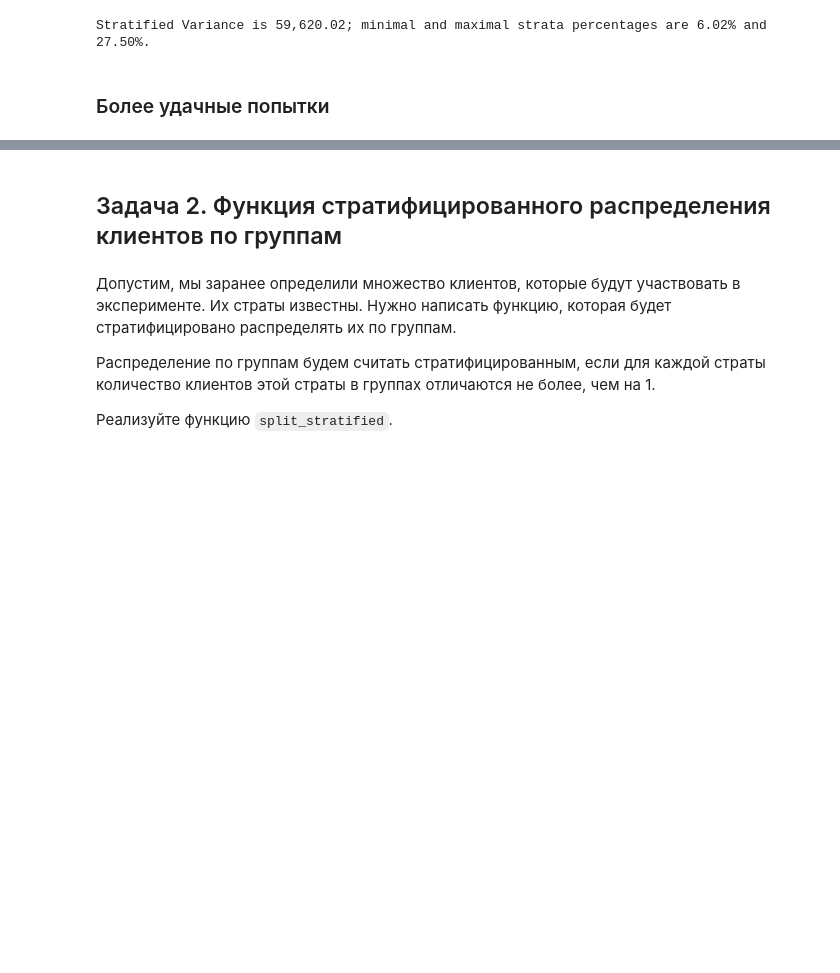
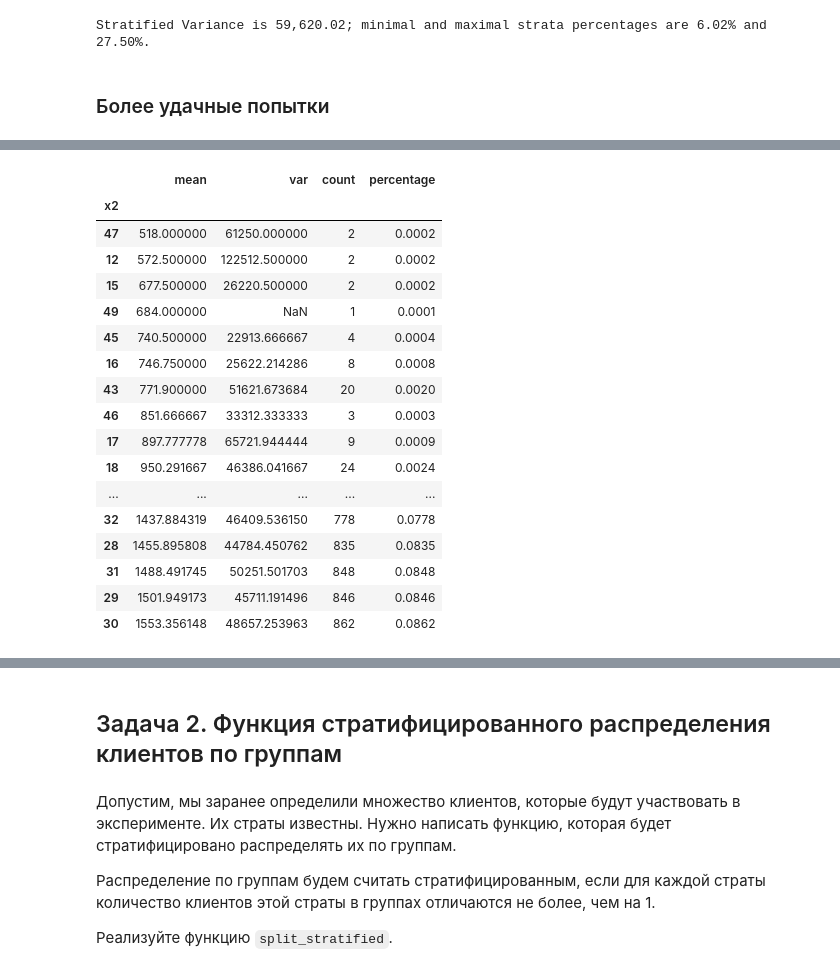
Before and after one commit to ib-rain/kc, a Jupyter notebook: simulator_ab/08_Solution.ipynb, the cells around one changed output, grey strips where cells are left out. Cells and saved outputs as stored; diff of their text form; code cells hidden in the pictures; blank space fills up the shorter version.

```diff
--- a/simulator_ab/08_Solution.ipynb
+++ b/simulator_ab/08_Solution.ipynb
@@ -310,0 +416,21 @@ Stratified Variance is 59,620.02; minimal and maximal strata percentages are 6.0
+# %%
+df_agg.sort_values(by='mean')
+# %% [output]
+|  | mean | var | count | percentage |
+| x2 |  |  |  |  |
+| 47 | 518.000000 | 61250.000000 | 2 | 0.0002 |
+| 12 | 572.500000 | 122512.500000 | 2 | 0.0002 |
+| 15 | 677.500000 | 26220.500000 | 2 | 0.0002 |
+| 49 | 684.000000 | NaN | 1 | 0.0001 |
+| 45 | 740.500000 | 22913.666667 | 4 | 0.0004 |
+| 16 | 746.750000 | 25622.214286 | 8 | 0.0008 |
+| 43 | 771.900000 | 51621.673684 | 20 | 0.0020 |
+| 46 | 851.666667 | 33312.333333 | 3 | 0.0003 |
+| 17 | 897.777778 | 65721.944444 | 9 | 0.0009 |
+| 18 | 950.291667 | 46386.041667 | 24 | 0.0024 |
+| ... | ... | ... | ... | ... |
+| 32 | 1437.884319 | 46409.536150 | 778 | 0.0778 |
+| 28 | 1455.895808 | 44784.450762 | 835 | 0.0835 |
+| 31 | 1488.491745 | 50251.501703 | 848 | 0.0848 |
+| 29 | 1501.949173 | 45711.191496 | 846 | 0.0846 |
+| 30 | 1553.356148 | 48657.253963 | 862 | 0.0862 |
```
Also changed, not shown: parts of 21 cells of this notebook.
